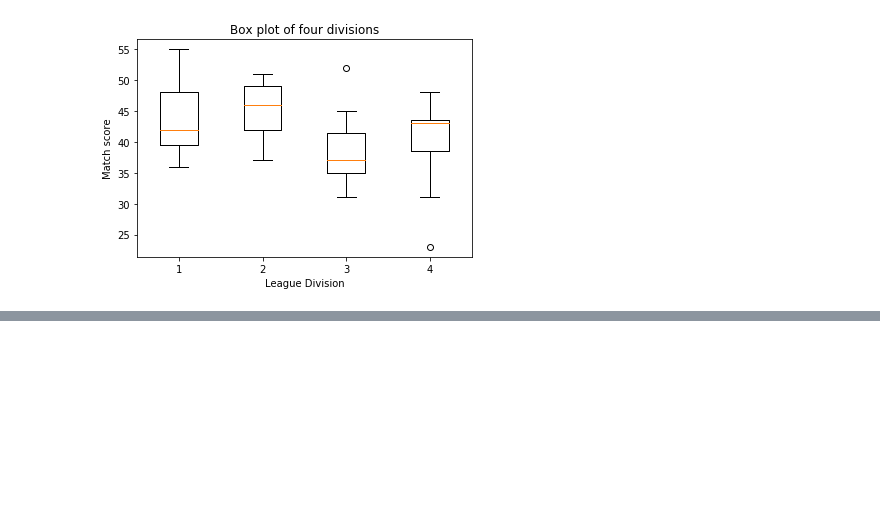
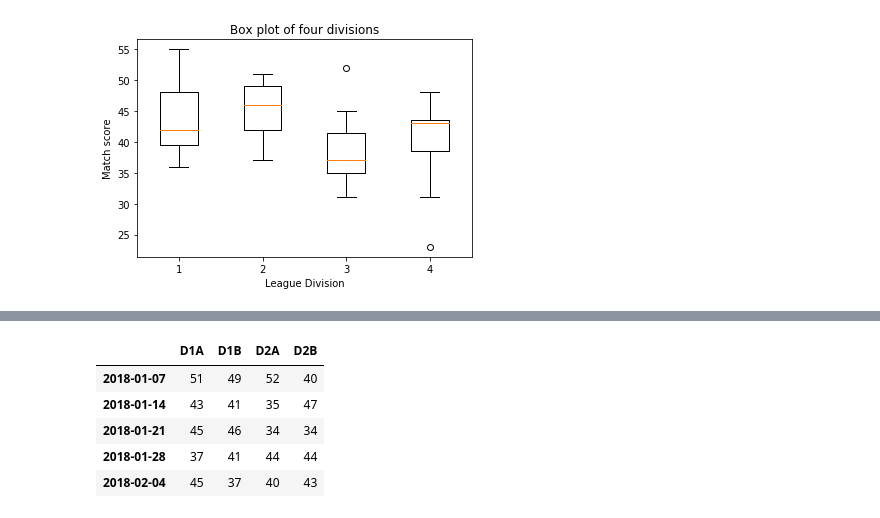
Before and after one commit to mikequaid/Proj-Funda, a Jupyter notebook: boxplot.ipynb, the cells around one changed output, grey strips where cells are left out. Cells and saved outputs as stored; diff of their text form; code cells hidden in the pictures; blank space fills up the shorter version.

```diff
--- a/boxplot.ipynb
+++ b/boxplot.ipynb
@@ -104,0 +104,9 @@ AttributeError: 'list' object has no attribute 'get'
+# %%
+df.head(5)
+# %% [output]
+|  | D1A | D1B | D2A | D2B |
+| 2018-01-07 | 51 | 49 | 52 | 40 |
+| 2018-01-14 | 43 | 41 | 35 | 47 |
+| 2018-01-21 | 45 | 46 | 34 | 34 |
+| 2018-01-28 | 37 | 41 | 44 | 44 |
+| 2018-02-04 | 45 | 37 | 40 | 43 |
```
Also changed, not shown: parts of 15 cells of this notebook.
